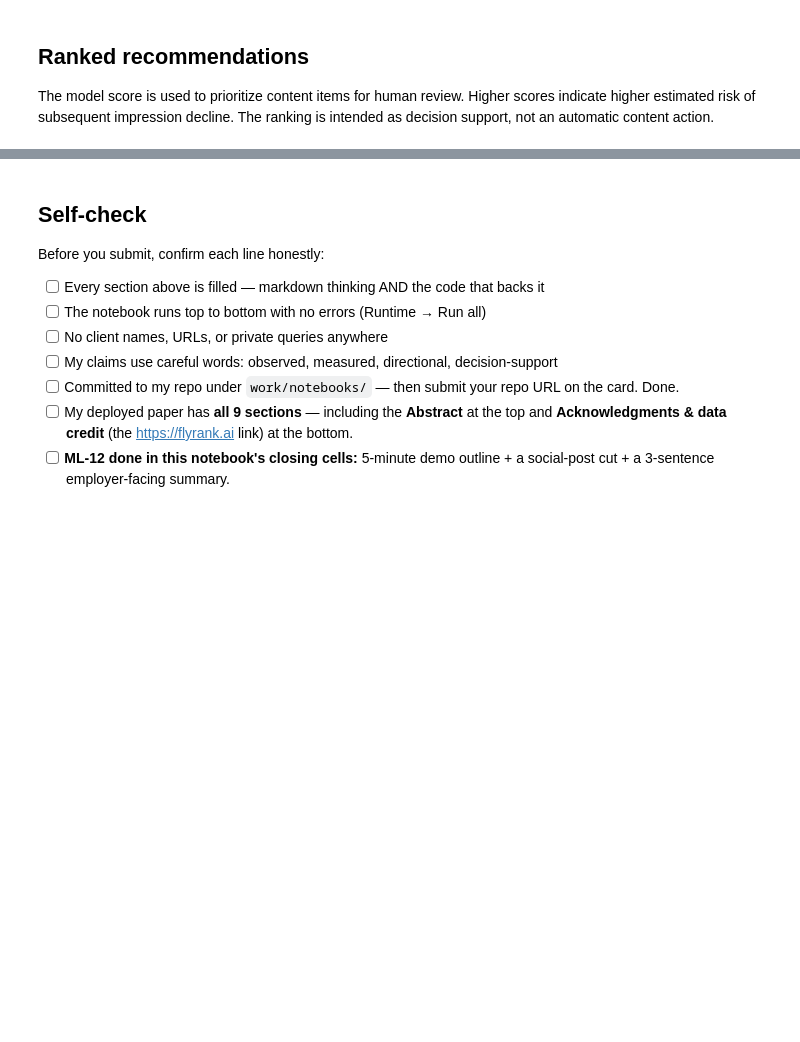
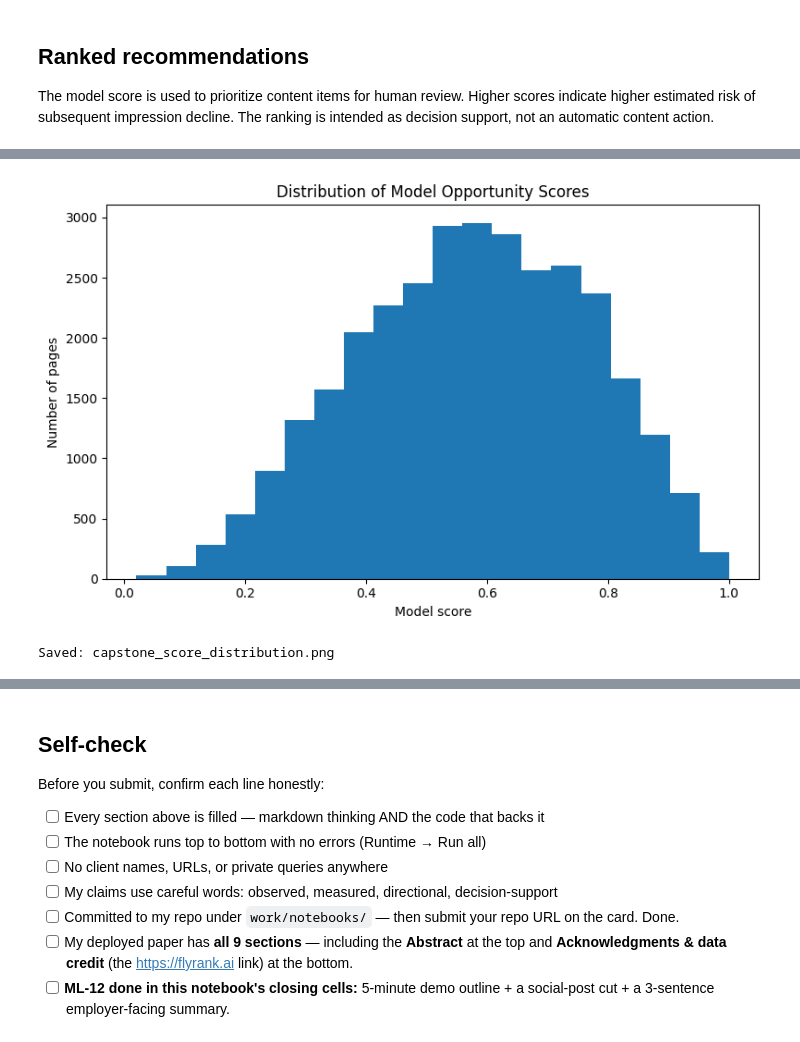
Before and after one commit to suha-2004/flyrank-ml-internship, a Jupyter notebook: work/notebooks/capstone.ipynb, the cells around one changed output, grey strips where cells are left out. Saved outputs shown, nothing was run; the diff lists cells and outputs as text; code cells hidden in the pictures; blank space fills up the shorter version.

```diff
--- a/work/notebooks/capstone.ipynb
+++ b/work/notebooks/capstone.ipynb
@@ -1669,0 +1741,26 @@ KeyError: "['model_score', 'avg_position_prev30', 'position_volatility_prev30',
+# %%
+plt.figure(figsize=(8, 5))
+
+plt.hist(
+    final_test["model_score"],
+    bins=20
+)
+
+plt.xlabel("Model score")
+plt.ylabel("Number of pages")
+plt.title("Distribution of Model Opportunity Scores")
+
+plt.tight_layout()
+
+plt.savefig(
+    "capstone_score_distribution.png",
+    dpi=300,
+    bbox_inches="tight"
+)
+
+plt.show()
+
+print("Saved: capstone_score_distribution.png")
+# %% [output]
+[figure, added]
+Saved: capstone_score_distribution.png
```
Also changed, not shown: parts of 67 cells of this notebook.
